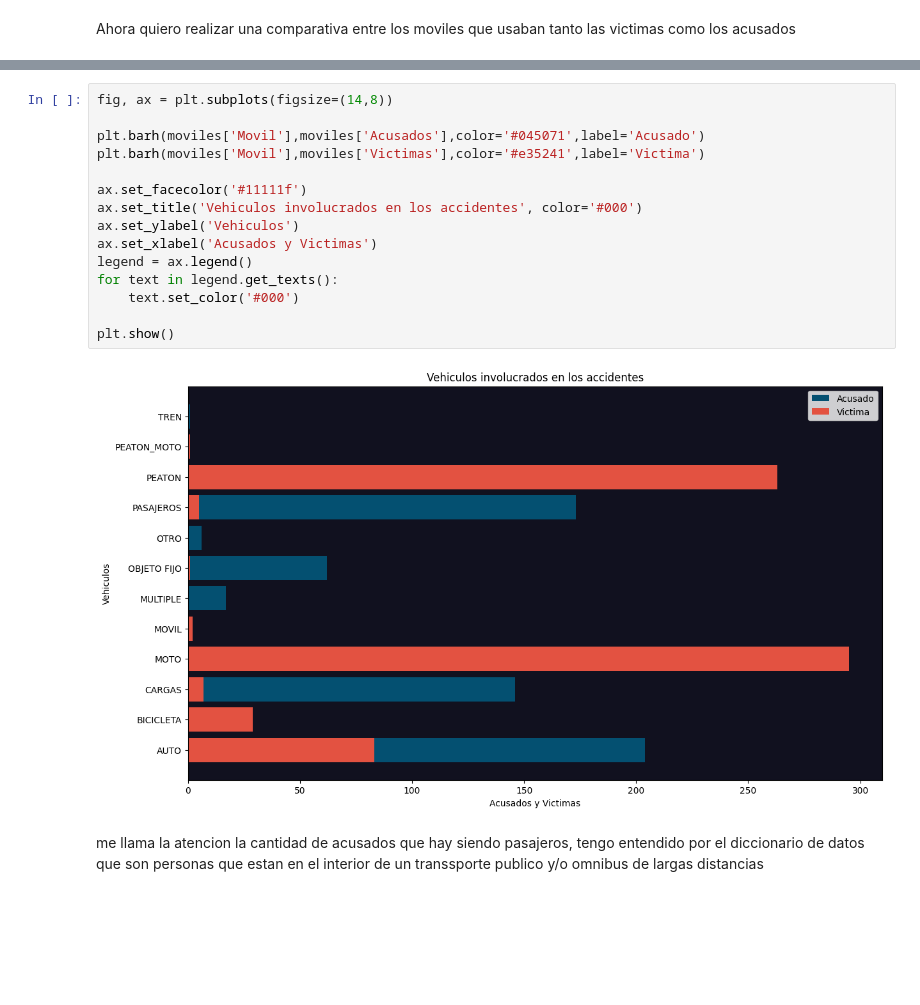
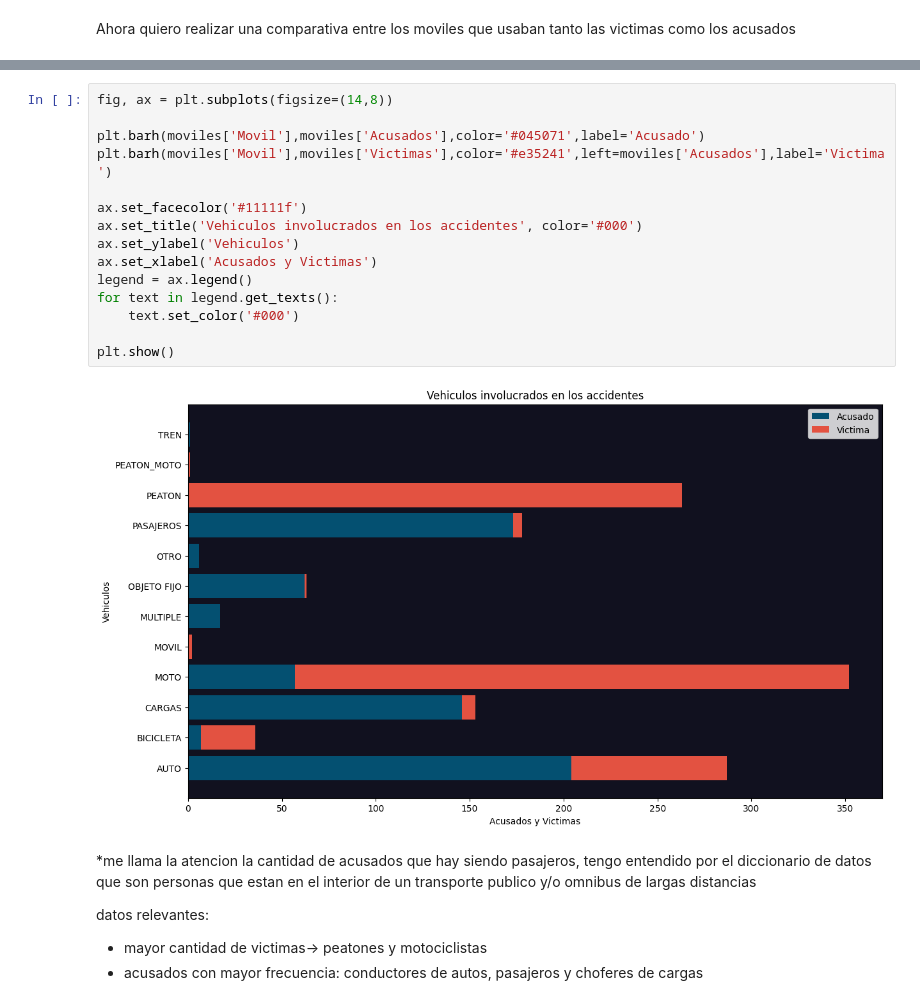
Before and after one commit to matiasbarriosled/PiDa2, a Jupyter notebook: EDA/EDA.ipynb, the cells around one changed output, grey strips where cells are left out. Drawn from its saved outputs; the diff is of its cells as text; blank space fills up the shorter version.

```diff
--- a/EDA/EDA.ipynb
+++ b/EDA/EDA.ipynb
@@ -297,19 +301,23 @@ moviles
 # %%
 fig, ax = plt.subplots(figsize=(14,8))
 
 plt.barh(moviles['Movil'],moviles['Acusados'],color='#045071',label='Acusado')
-plt.barh(moviles['Movil'],moviles['Victimas'],color='#e35241',label='Victima')
+plt.barh(moviles['Movil'],moviles['Victimas'],color='#e35241',left=moviles['Acusados'],label='Victima')
 
 ax.set_facecolor('#11111f')
 ax.set_title('Vehiculos involucrados en los accidentes', color='#000')
 ax.set_ylabel('Vehiculos')
 ax.set_xlabel('Acusados y Victimas')
 legend = ax.legend()
 for text in legend.get_texts():
     text.set_color('#000')
 
 plt.show()
 # %% [output]
-[figure, old version]
+[figure, new version]
 # %% [markdown]
-me llama la atencion la cantidad de acusados que hay siendo pasajeros, tengo entendido por el diccionario de datos que son personas que estan en el interior de un transsporte publico y/o omnibus de largas distancias
+*me llama la atencion la cantidad de acusados que hay siendo pasajeros, tengo entendido por el diccionario de datos que son personas que estan en el interior de un transporte publico y/o omnibus de largas distancias
+
+datos relevantes:
++ mayor cantidad de victimas-> peatones y motociclistas
++ acusados con mayor frecuencia: conductores de autos, pasajeros y choferes de cargas
```
Also changed, not shown: parts of 13 cells of this notebook.
